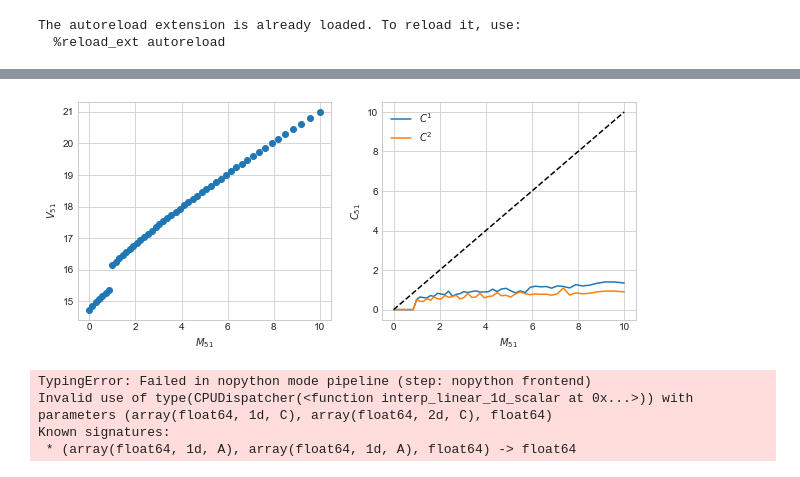
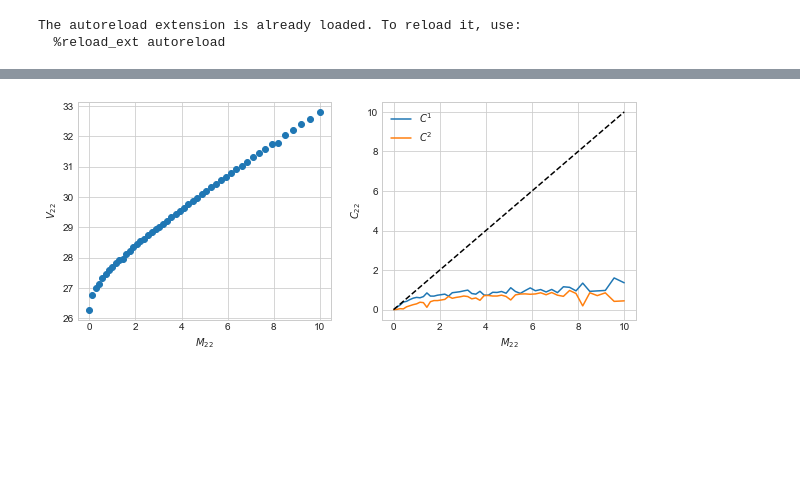
Before and after one commit to emilblicher/DP2021, a Jupyter notebook: Model w VFI/Sims.ipynb, the cells around one changed output, grey strips where cells are left out. Drawn from its saved outputs; the diff is of its cells as text; code cells hidden in the pictures; blank space fills up the shorter version.

```diff
--- a/Model w VFI/Sims.ipynb
+++ b/Model w VFI/Sims.ipynb
@@ -18,7 +18,7 @@ The autoreload extension is already loaded. To reload it, use:
 # solve the model
 par = model.setup()
 par.theta0 = 0
-par.theta1 = 0.2
+par.theta1 = 0.1
 
 par = model.create_grids(par)
 sol = model.solve(par)
@@ -45,53 +25,22 @@ array([[[0.00000000e+00, 1.38288928e-01, 2.33221107e-01, ...,
 # %%
 # Define a function for the solution
 def plot_solution(sol,par,t,n):
     fig = plt.figure(figsize=(10,4))# figsize is in inches...
 
     ax = fig.add_subplot(1,2,1)
     ax.scatter(par.grid_M,sol.V[t,n])
     ax.set_xlabel("$M_{" + str(t+1) + "}$")
     ax.set_ylabel("$V_{" + str(t+1) + "}$")
 
     ax_right = fig.add_subplot(1,2,2)
     ax_right.plot(par.grid_M,sol.c1[t,n])
     ax_right.plot(par.grid_M,sol.c2[t,n])
     ax_right.plot(par.grid_M,par.grid_M,color='black',linestyle='dashed')
     ax_right.set_xlabel("$M_{" + str(t+1) + "}$")
     ax_right.set_ylabel("$C_{" + str(t+1) + "}$")
     ax_right.legend(['$C^1$','$C^2$'])
     plt.show()
 
-plot_solution(sol,par,50,1)
+plot_solution(sol,par,21,2)
 # %% [output]
-[figure, old version]
+[figure, new version]
-# %%
-# Set-up
-par.mu = 0
-par.sigma = 0.1
-
-# Allocate
-class sim: pass
-shape = (par.T, par.simN)
-sim.M = par.sim_M_ini*np.ones(shape)
-sim.C1 = np.nan +np.zeros(shape)
-sim.C2 = np.nan +np.zeros(shape)
-
-
-# Simulate
-np.random.seed(2020)  #Seed value, it ensures that the computer draw the same "random"-numbers each time
-
-for t in range(par.T):
-    sim.C1[t,:] = tools.interp_linear_1d(par.grid_M, sol.c1[t,:],sim.M[t,:])  # Find consumption given states
-    sim.C2[t,:] = tools.interp_linear_1d(par.grid_M, sol.c2[t,:],sim.M[t,:])  # Find consumption given states
-
-    if t<par.T-1:  # if not last period
-        logY = np.random.normal(par.mu,par.sigma,par.simN)  # It draws random numbers from the normal distirbution
-        Y = np.exp(logY)
-        A = sim.M[t,:]-sim.C1[t,:]-sim.C2[t,:]
-
-        sim.M[t+1,:] = par.R*A + Y # The state in the following period
-# %% [output]
-TypingError: Failed in nopython mode pipeline (step: nopython frontend)
-Invalid use of type(CPUDispatcher(<function interp_linear_1d_scalar at 0x...>)) with parameters (array(float64, 1d, C), array(float64, 2d, C), float64)
-Known signatures:
- * (array(float64, 1d, A), array(float64, 1d, A), float64) -> float64
```
Also changed, not shown: parts of 13 cells of this notebook, 2 other files.
